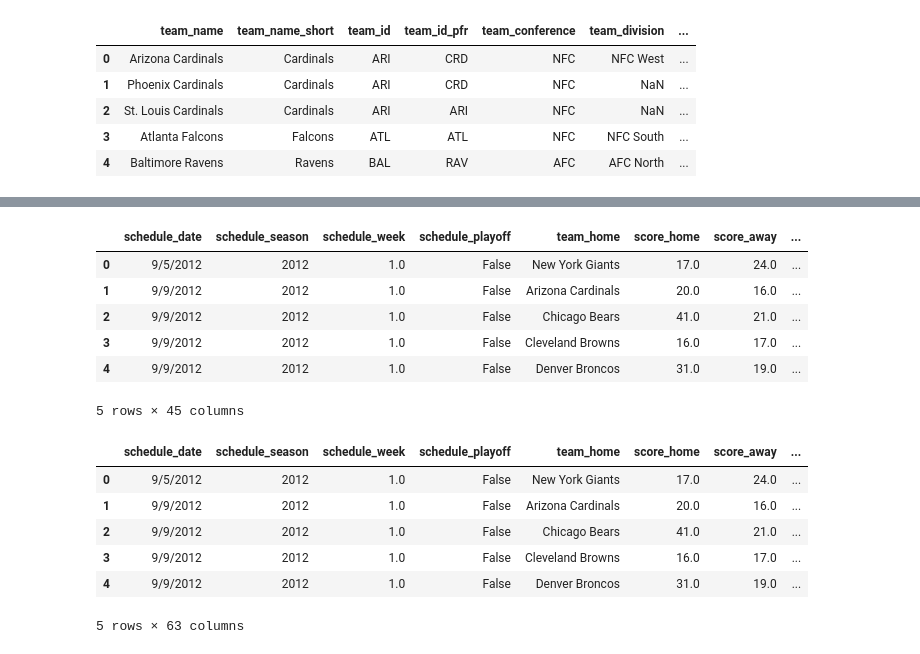
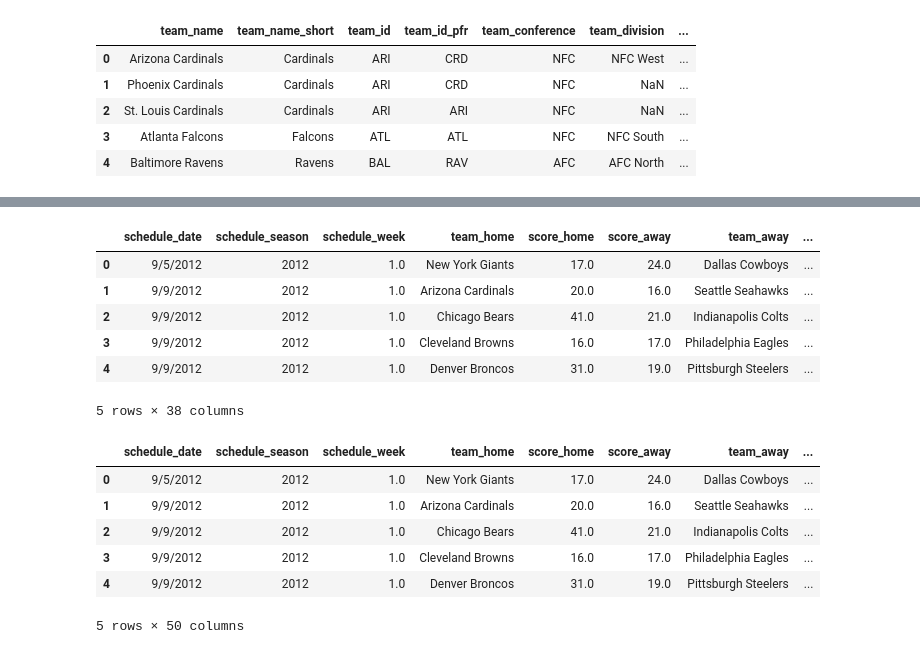
Before and after one commit to ericjenvey/Kaggle, a Jupyter notebook: nfl-score-data.ipynb, the cells around one changed output, grey strips where cells are left out. Saved outputs shown, nothing was run; the diff lists cells and outputs as text; code cells hidden in the pictures.

Commit message:
cleaned up code | begun work on prior year off/def rankings

```diff
--- a/nfl-score-data.ipynb
+++ b/nfl-score-data.ipynb
@@ -59,6 +98,9 @@ df_list = []
 full_standings_data = pd.read_csv("./full_standings_data.csv").drop("Unnamed: 0", axis = 1)
 
 full_standings_data[['Pts', 'PtsO', 'W', 'L', 'T', 'year_number', 'week_number']] = full_standings_data[['Pts', 'PtsO', 'W', 'L', 'T', 'year_number', 'week_number']].apply(pd.to_numeric, errors = 'coerce', axis=1)
+
+# in 2011, there were no ties, so PFR data shows the tie column as null, this fills those NAs
+full_standings_data[['T']] = full_standings_data[['T']].fillna(0)
 
 full_standings_data['off_ppg'] = full_standings_data.Pts / (full_standings_data['W'] + full_standings_data['L'] +
                                                                               full_standings_data['T'])
@@ -71,6 +113,7 @@ full_standings_data['rank_defense'] = full_standings_data.groupby(['year_number'
 
 full_standings_data['rank_winpct'] = full_standings_data.groupby(['year_number', 'week_number'])['W-L%'].rank(method = 'first', ascending = False)
 
-
-full_standings_data.head()
+#full_standings_data.shape
+#full_standings_data.head(10)
+full_standings_data[full_standings_data['year_number'] >= 2012].shape
 # %% [output]
@@ -118,6 +179,9 @@ recent_scores.loc[:,'margin_of_victory'] = abs(recent_scores.loc[:,'score_home']
 
 recent_scores.loc[:, 'blowout'] = recent_scores.loc[:, 'margin_of_victory'] > 14
 
+# Remove unnecessary columns
+recent_scores.drop(['schedule_playoff'], axis = 1, inplace=True)
+
 recent_scores.head()
 # %% [output]
 A value is trying to be set on a copy of a slice from a DataFrame.
@@ -134,43 +202,60 @@ See the caveats in the documentation: https://pandas.pydata.org/pandas-docs/stab
 # %%
-
-
+# Join Scores data to Standings data, first on the home team to get standings of the home team as of kickoff
 scores_and_standings = pd.merge(recent_scores, full_standings_data[['Tm', 'W', 'L', 'T', 'Pts', 'PtsO', 'week_number', 'year_number', 'off_ppg', 'def_ppg', 'rank_offense',
        'rank_defense', 'rank_winpct']].add_suffix("_home"),
                                 how = "left", left_on = ['schedule_season', 'schedule_week', 'team_home'],
                                 right_on=['year_number_home', 'week_number_home', 'Tm_home'])
 
+# Next join on the away team
 scores_and_standings_all = pd.merge(scores_and_standings, full_standings_data[['Tm', 'W', 'L', 'T', 'Pts', 'PtsO', 'week_number', 'year_number', 'off_ppg', 'def_ppg', 'rank_offense',
        'rank_defense', 'rank_winpct']].add_suffix("_away"),
                                 how = "left", left_on = ['schedule_season', 'schedule_week', 'team_away'],
                                 right_on=['year_number_away', 'week_number_away', 'Tm_away'])
 
+# For all week 1 games, the standings data with be NAN, because there are no standings at that point. Need to replace these with 0 to allow for EDA and other processing
+scores_and_standings_all[['W_home', 'L_home', 'T_home', 'Pts_home', 'PtsO_home', 'week_number_home', 'year_number_home', 'off_ppg_home',
+                          'def_ppg_home', 'rank_offense_home','rank_defense_home', 'rank_winpct_home', 'W_away', 'L_away', 'T_away',
+                          'Pts_away', 'PtsO_away', 'week_number_away', 'year_number_away', 'off_ppg_away', 'def_ppg_away', 'rank_offense_away',
+                          'rank_defense_away', 'rank_winpct_away']] = scores_and_standings_all[['W_home', 'L_home', 'T_home', 'Pts_home', 'PtsO_home', 'week_number_home', 'year_number_home', 'off_ppg_home',
+                          'def_ppg_home', 'rank_offense_home','rank_defense_home', 'rank_winpct_home', 'W_away', 'L_away', 'T_away',
+                          'Pts_away', 'PtsO_away', 'week_number_away', 'year_number_away', 'off_ppg_away', 'def_ppg_away', 'rank_offense_away',
+                          'rank_defense_away', 'rank_winpct_away']].fillna(0)
+
+# Get rid of unnecessary columns
+scores_and_standings_all.drop(['Tm_home', 'Tm_away', 'year_number_home', 'week_number_home', 'year_number_away', 'week_number_away'], axis=1, inplace=True)
+
 scores_and_standings_all.head()
 # %% [output]
-|  | schedule_date | schedule_season | schedule_week | schedule_playoff | team_home | score_home | score_away | ... |
-| 0 | 9/5/2012 | 2012 | 1.0 | False | New York Giants | 17.0 | 24.0 | ... |
-| 1 | 9/9/2012 | 2012 | 1.0 | False | Arizona Cardinals | 20.0 | 16.0 | ... |
-| 2 | 9/9/2012 | 2012 | 1.0 | False | Chicago Bears | 41.0 | 21.0 | ... |
-| 3 | 9/9/2012 | 2012 | 1.0 | False | Cleveland Browns | 16.0 | 17.0 | ... |
-| 4 | 9/9/2012 | 2012 | 1.0 | False | Denver Broncos | 31.0 | 19.0 | ... |
+|  | schedule_date | schedule_season | schedule_week | team_home | score_home | score_away | team_away | ... |
+| 0 | 9/5/2012 | 2012 | 1.0 | New York Giants | 17.0 | 24.0 | Dallas Cowboys | ... |
+| 1 | 9/9/2012 | 2012 | 1.0 | Arizona Cardinals | 20.0 | 16.0 | Seattle Seahawks | ... |
+| 2 | 9/9/2012 | 2012 | 1.0 | Chicago Bears | 41.0 | 21.0 | Indianapolis Colts | ... |
+| 3 | 9/9/2012 | 2012 | 1.0 | Cleveland Browns | 16.0 | 17.0 | Philadelphia Eagles | ... |
+| 4 | 9/9/2012 | 2012 | 1.0 | Denver Broncos | 31.0 | 19.0 | Pittsburgh Steelers | ... |
-5 rows × 45 columns
+5 rows × 38 columns
 # %%
+# Next, join in the rankings data for the home team, giving us a preseason rank
 scores_and_rankings = pd.merge(scores_and_standings_all, preseason_rankings_df.add_suffix("_home"),
                                 how = "left", left_on = ['schedule_season', 'team_home'],
                                 right_on=['season_home', 'Team_home'])
 
+# Then get the away team's preseason rank
 scores_and_rankings_all = pd.merge(scores_and_rankings, preseason_rankings_df.add_suffix("_away"),
                                 how = "left", left_on = ['schedule_season', 'team_away'],
                                 right_on=['season_away', 'Team_away'])
 
+# Drop unnecessary columns
+scores_and_rankings_all.drop(['season_home', 'Team_home', 'season_away', 'Team_away'], axis = 1, inplace=True)
+
 scores_and_rankings_all.head()
 # %% [output]
-|  | schedule_date | schedule_season | schedule_week | schedule_playoff | team_home | score_home | score_away | ... |
-| 0 | 9/5/2012 | 2012 | 1.0 | False | New York Giants | 17.0 | 24.0 | ... |
-| 1 | 9/9/2012 | 2012 | 1.0 | False | Arizona Cardinals | 20.0 | 16.0 | ... |
-| 2 | 9/9/2012 | 2012 | 1.0 | False | Chicago Bears | 41.0 | 21.0 | ... |
-| 3 | 9/9/2012 | 2012 | 1.0 | False | Cleveland Browns | 16.0 | 17.0 | ... |
-| 4 | 9/9/2012 | 2012 | 1.0 | False | Denver Broncos | 31.0 | 19.0 | ... |
+|  | schedule_date | schedule_season | schedule_week | team_home | score_home | score_away | team_away | ... |
+| 0 | 9/5/2012 | 2012 | 1.0 | New York Giants | 17.0 | 24.0 | Dallas Cowboys | ... |
+| 1 | 9/9/2012 | 2012 | 1.0 | Arizona Cardinals | 20.0 | 16.0 | Seattle Seahawks | ... |
+| 2 | 9/9/2012 | 2012 | 1.0 | Chicago Bears | 41.0 | 21.0 | Indianapolis Colts | ... |
+| 3 | 9/9/2012 | 2012 | 1.0 | Cleveland Browns | 16.0 | 17.0 | Philadelphia Eagles | ... |
+| 4 | 9/9/2012 | 2012 | 1.0 | Denver Broncos | 31.0 | 19.0 | Pittsburgh Steelers | ... |
-5 rows × 63 columns
+5 rows × 50 columns
 # %%
 # assumptions
 bad_team_rank = 25
```
Also changed, not shown: parts of 15 cells of this notebook.
